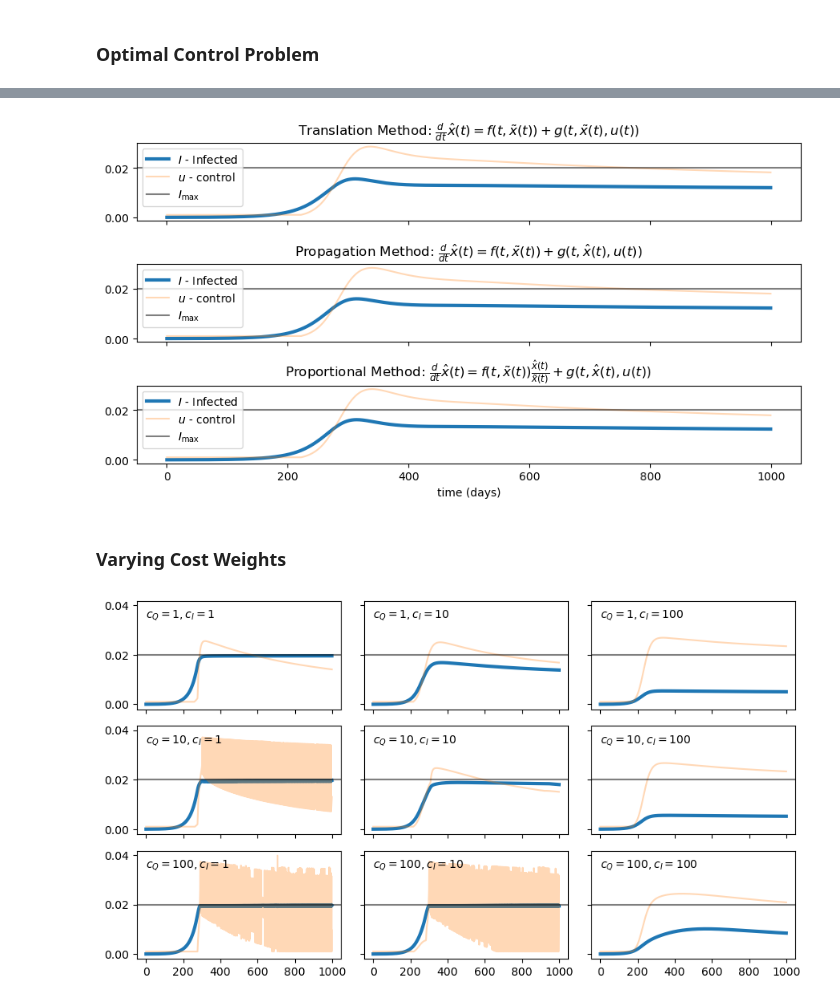
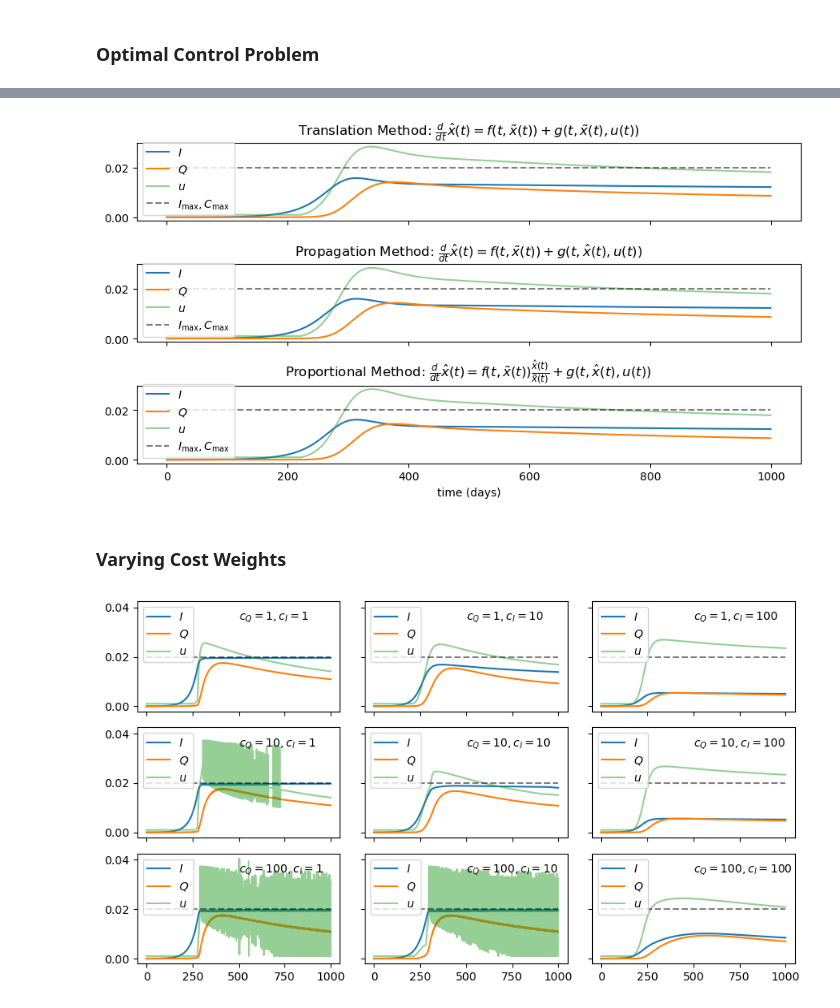
Before and after one commit to fredsonaguiar/sirq_model_control_quarantine, a Jupyter notebook: sirq model - complete.ipynb, the cells around one changed output, grey strips where cells are left out. Saved outputs shown, nothing was run; the diff lists cells and outputs as text; code cells hidden in the pictures.

```diff
--- a/sirq model - complete.ipynb
+++ b/sirq model - complete.ipynb
@@ -1137,9 +1089,8 @@ filename = "predictor_files/solutions_pred_minimal_exact.pkl"
 solutions_pred_minimal_exact = pkl.load(open(filename, "rb"))
 # %%
 fig, ax = plt.subplots(len(strategies), figsize=(9,5), sharex=True)
-# fig, ax = plt.subplots(len(strategies))
 
-for i, (strategy, equation, states)  in enumerate(zip(strategies, equations, solutions_pred_minimal_exact)):
+for i, (strategy, equation, (states, _))  in enumerate(zip(strategies, equations, solutions_pred_minimal_exact)):
     ax[i].plot(states[:,1], label="$I$ - Infected", linewidth=3)
     ax[i].plot(states[:,-1], label="$u$ - control", alpha=0.5)
     ax[i].axhline(i_max, label="$I_{\max}$", color="k", alpha=0.5)
@@ -1169,7 +1120,7 @@ solutions_pred_minimal_lstm = pkl.load(open(filename, "rb"))
 fig, ax = plt.subplots(len(strategies), figsize=(9,5), sharex=True)
 # fig, ax = plt.subplots(len(strategies))
 
-for i, (strategy, equation, states)  in enumerate(zip(strategies, equations, solutions_pred_minimal_lstm)):
+for i, (strategy, equation, (states, _))  in enumerate(zip(strategies, equations, solutions_pred_minimal_lstm)):
     ax[i].plot(states[:,1], label="$I$ - Infected", linewidth=3)
     ax[i].plot(states[:,-1], label="$u$ - control", alpha=0.5)
     ax[i].axhline(i_max, label="$I_{\max}$", color="k", alpha=0.5)
@@ -1231,10 +1183,11 @@ solutions_pred_optimal_lstm = pkl.load(open(filename, "rb"))
 fig, ax = plt.subplots(3, figsize=(9,5), sharex=True)
 # fig, ax = plt.subplots(len(strategies))
 
-for i, (strategy, equation, states)  in enumerate(zip(strategies, equations, solutions_pred_optimal_lstm)):
-    ax[i].plot(states[:,1], label="$I$ - Infected", linewidth=3)
-    ax[i].plot(states[:,-1], label="$u$ - control", alpha=0.3)
-    ax[i].axhline(i_max, label="$I_{\max}$", color="k", alpha=0.5)
+for i, (strategy, equation, (states, _))  in enumerate(zip(strategies, equations, solutions_pred_optimal_lstm)):
+    ax[i].plot(states[:,1], label="$I$", linewidth=1.5)
+    ax[i].plot(states[:,3], label="$Q$", linewidth=1.5)
+    ax[i].plot(states[:,-1], label="$u$", alpha=0.5)
+    ax[i].plot(i_max*np.ones(len(states)), "--", label="$I_{\max}, C_{\max}$", color="k", alpha=0.5)
 
     ax[i].set_title("{} Method: {}".format(strategy.title(), equation))
     ax[i].legend()
@@ -1244,21 +1197,21 @@ fig.tight_layout()
 plt.savefig("predictor_figures/solutions_pred_optimal_lstm.svg", bbox_inches='tight', format="svg")
 plt.show()
 # %% [output]
-[figure, old version]
+[figure, new version]
 # %% [markdown]
 ### Varying Cost Weights
 # %%
 strategy = strategies[0]
 solutions_varying_weights = dict()
 
-c2_values = [1,10,100]
-c3_values = [1,10,100]
+cQ_values = [1,10,100]
+cI_values = [1,10,100]
 
-for c2 in c2_values:
-    for c3 in c3_values:
-        states, _ = simulate_learning_based_mpc(theta, simulation_lenght=1000, start_lenght=input_lenght,
-                                                strategy=strategy, prediction="exact", problem="casadi")
-        solutions_varying_weights["{}-{}".format(c2,c3)] = states
+for c_Q in cQ_values:
+    for c_I in cI_values:
+        states, _ = learning_based_mpc(theta, sample_lenght, start_lenght=input_lenght,
+                                       strategy=strategy, prediction="exact", problem="casadi")
+        solutions_varying_weights["{}-{}".format(c_Q,c_I)] = states
 # %%
 filename = "predictor_files/solutions_varying_weights.pkl"
 
@@ -1267,18 +1220,21 @@ solutions_varying_weights = pkl.load(open(filename, "rb"))
 # %%
 fig, ax = plt.subplots(3,3, figsize=(9,5), sharex=True, sharey=True)
 
-for i, c2 in enumerate(c2_values):
-    for j, c3 in enumerate(c3_values):
-        states = solutions_varying_weights["{}-{}".format(c2,c3)]
-        ax[i,j].plot(states[:,1], linewidth=3)
-        ax[i,j].plot(states[:,-1], alpha=0.3)
-        ax[i,j].axhline(i_max, color="k", alpha=0.5)
+for i, c_Q in enumerate(cQ_values):
+    for j, c_I in enumerate(cI_values):
+        states = solutions_varying_weights["{}-{}".format(c_Q,c_I)]
+        ax[i,j].plot(states[:,1], label="$I$", linewidth=1.5)
+        ax[i,j].plot(states[:,3], label="$Q$", linewidth=1.5)
+        ax[i,j].plot(states[:,-1], label="$u$", alpha=0.5)
+        ax[i,j].plot(i_max*np.ones(len(states)), "--", color="k", alpha=0.5)
 
-        ax[i,j].text(0,0.035, "$c_Q={}, c_I={}$".format(c2,c3))
+        ax[i,j].text(x=500, y=0.035, s="$c_Q={}, c_I={}$".format(c_Q,c_I))
+
+        ax[i,j].legend()
 
 # plt.xlabel("time (days)")
 fig.tight_layout()
 plt.savefig("predictor_figures/solutions_varying_cost_weights.svg", bbox_inches='tight', format="svg")
 plt.show()
 # %% [output]
-[figure, old version]
+[figure, new version]
```
Also changed, not shown: parts of 50 cells of this notebook, 17 other files.
